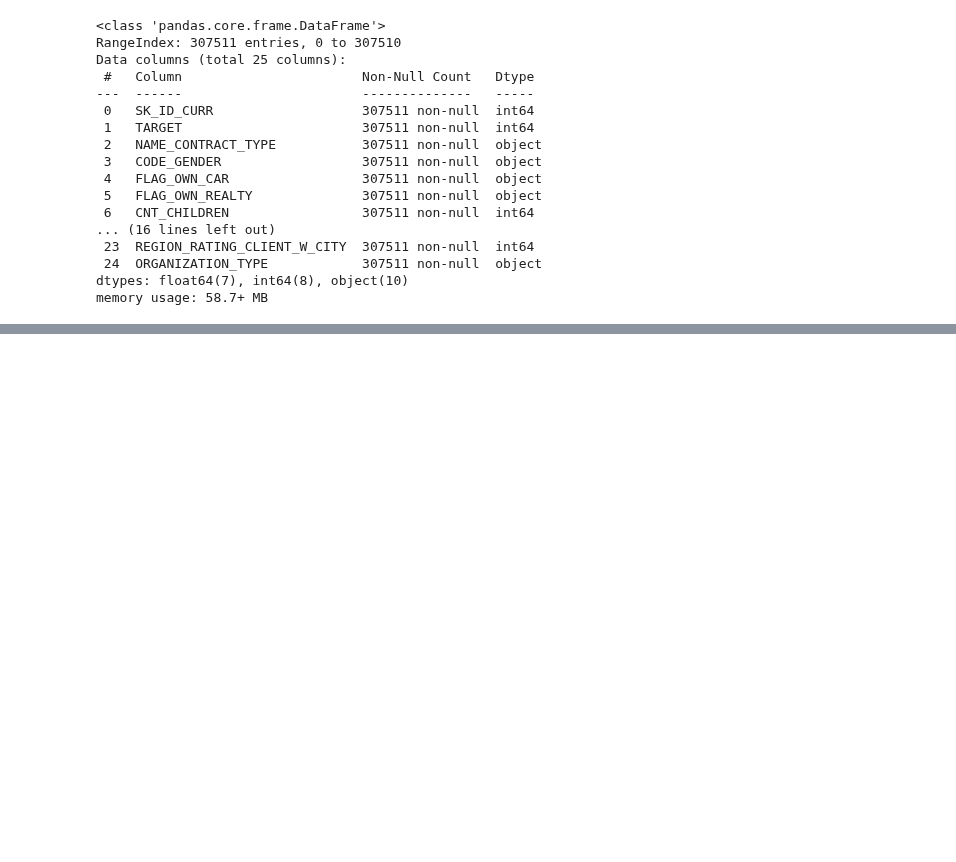
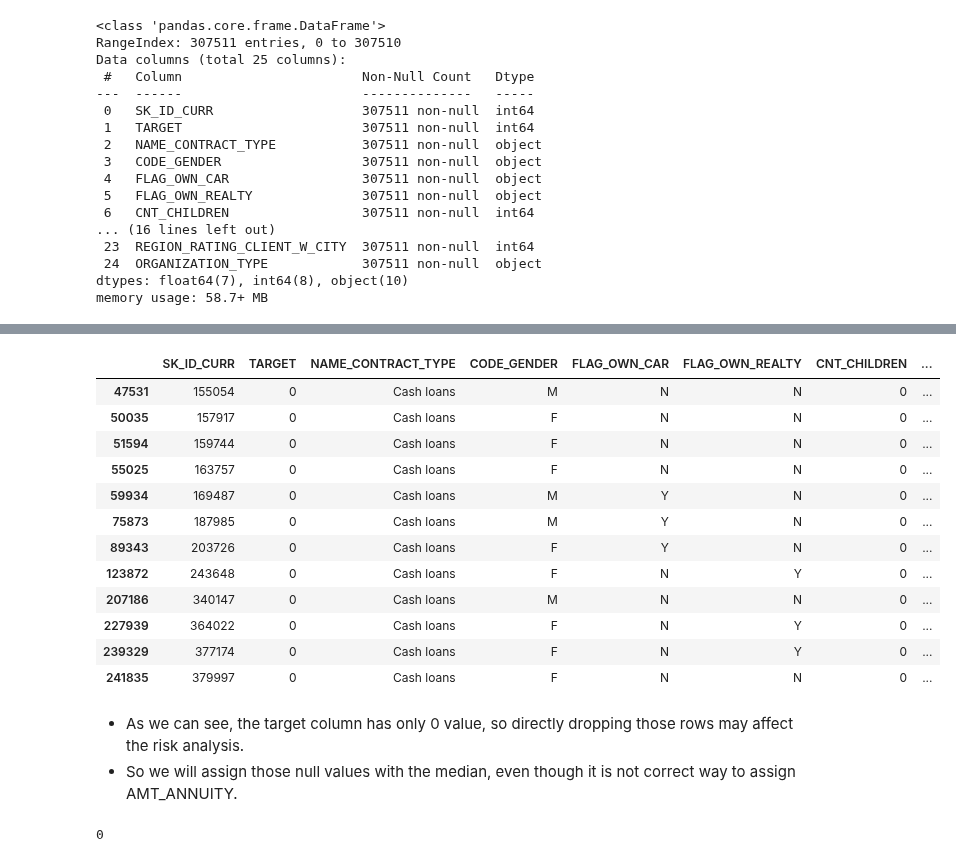
Before and after one commit to shardul-rajhans/Bank-Credit-Loan-Risk-Analytics-EDA, a Jupyter notebook: shardul_sohini_eda_case_study.ipynb, the cells around one changed output, grey strips where cells are left out. Drawn from its saved outputs; the diff is of its cells as text; code cells hidden in the pictures; blank space fills up the shorter version.

Commit message:
Update shardul_sohini_eda_case_study.ipynb
14/11 Handling the null or missing values.

```diff
--- a/shardul_sohini_eda_case_study.ipynb
+++ b/shardul_sohini_eda_case_study.ipynb
@@ -158,0 +187,3 @@ memory usage: 58.7+ MB
+# %%
+#As 65% data is missing in the OWN_CAR_AGE column, so we will discard the column from analysis
+application_data.drop(columns=['OWN_CAR_AGE'],axis = 1,inplace=True)
@@ -158,0 +264,20 @@ memory usage: 58.7+ MB
+# %%
+#Let's analyse the AMT_ANNUITY column for the missing values.
+application_data[application_data.AMT_ANNUITY.isnull()]
+# %% [output]
+|  | SK_ID_CURR | TARGET | NAME_CONTRACT_TYPE | CODE_GENDER | FLAG_OWN_CAR | FLAG_OWN_REALTY | CNT_CHILDREN | ... |
+| 47531 | 155054 | 0 | Cash loans | M | N | N | 0 | ... |
+| 50035 | 157917 | 0 | Cash loans | F | N | N | 0 | ... |
+| 51594 | 159744 | 0 | Cash loans | F | N | N | 0 | ... |
+| 55025 | 163757 | 0 | Cash loans | F | N | N | 0 | ... |
+| 59934 | 169487 | 0 | Cash loans | M | Y | N | 0 | ... |
+| 75873 | 187985 | 0 | Cash loans | M | Y | N | 0 | ... |
+| 89343 | 203726 | 0 | Cash loans | F | Y | N | 0 | ... |
+| 123872 | 243648 | 0 | Cash loans | F | N | Y | 0 | ... |
+| 207186 | 340147 | 0 | Cash loans | M | N | N | 0 | ... |
+| 227939 | 364022 | 0 | Cash loans | F | N | Y | 0 | ... |
+| 239329 | 377174 | 0 | Cash loans | F | N | Y | 0 | ... |
+| 241835 | 379997 | 0 | Cash loans | F | N | N | 0 | ... |
+# %% [markdown]
+- As we can see, the target column has only 0 value, so directly dropping those rows may affect the risk analysis.
+- So we will assign those null values with the median, even though it is not correct way to assign AMT_ANNUITY.
@@ -158,0 +287,4 @@ memory usage: 58.7+ MB
+# %%
+application_data.AMT_ANNUITY.isnull().sum()
+# %% [output]
+0
```
Also changed, not shown: parts of 10 cells of this notebook.
